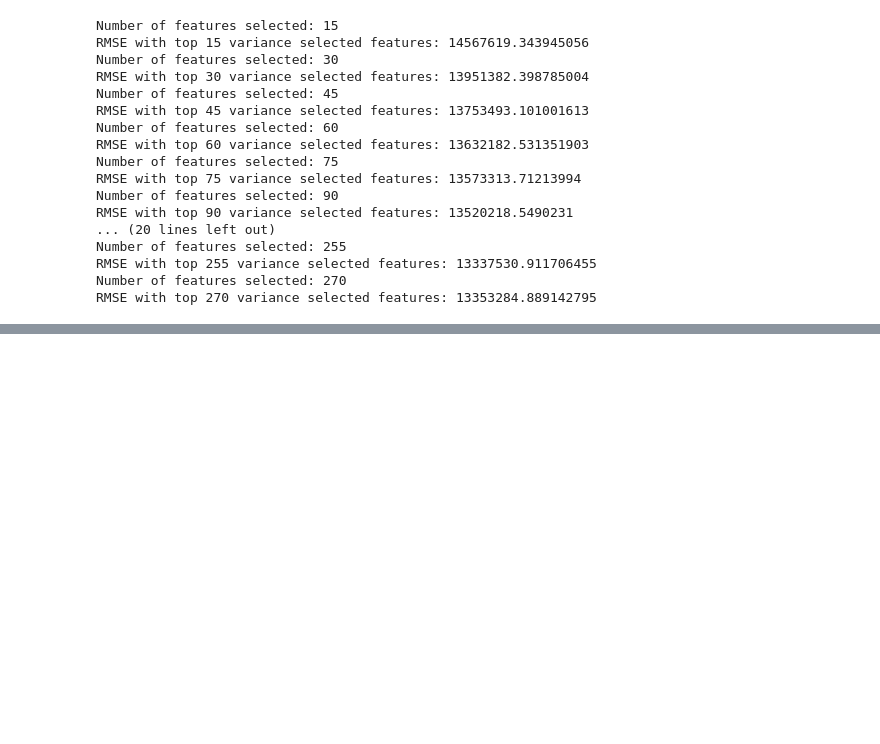
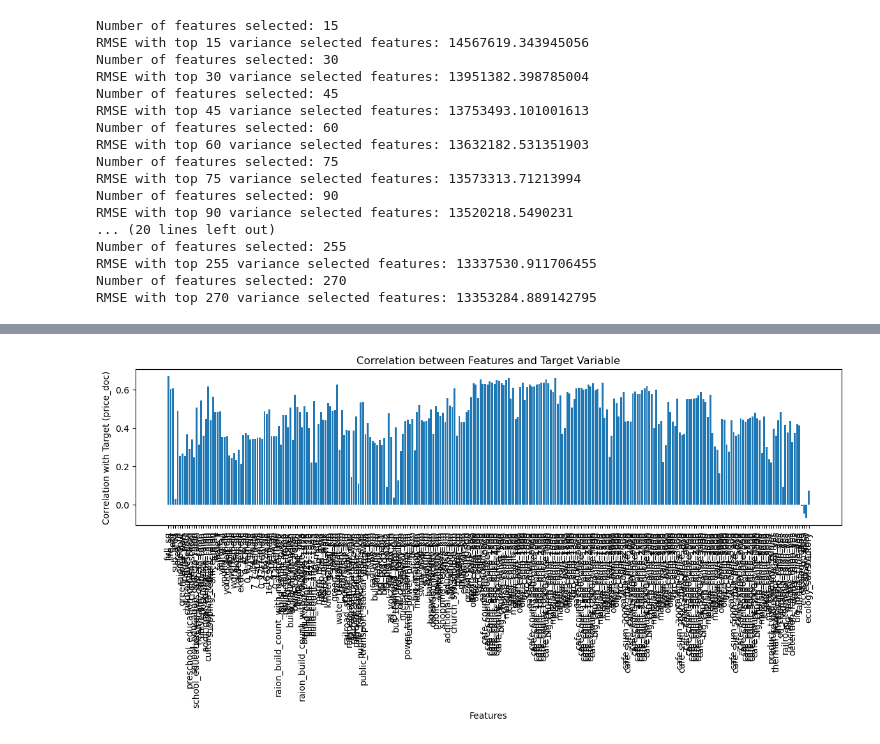
Before and after one commit to YahyaAhmedKhan/iml-2, a Jupyter notebook: labelencode.ipynb, the cells around one changed output, grey strips where cells are left out. Cells and saved outputs as stored; diff of their text form; code cells hidden in the pictures; blank space fills up the shorter version.

```diff
--- a/labelencode.ipynb
+++ b/labelencode.ipynb
@@ -244,0 +319,53 @@ RMSE with top 270 variance selected features: 13353284.889142795
+# %%
+import pandas as pd
+import numpy as np
+from sklearn.preprocessing import LabelEncoder, StandardScaler
+from sklearn.model_selection import train_test_split
+from sklearn.linear_model import Lasso
+from sklearn.metrics import mean_squared_error
+import matplotlib.pyplot as plt
+
+# Load the training and test data
+df_train_orig = pd.read_csv('train.csv')
+df_test_orig = pd.read_csv('test.csv')
+
+# Make a copy of the original data
+df_train = df_train_orig.copy()
+df_test = df_test_orig.copy()
+target_col = 'price_doc'
+row_id_col = 'row ID'
+
+# Label encode the 'sub_area' column
+label_encoder = LabelEncoder()
+df_train['sub_area'] = label_encoder.fit_transform(df_train['sub_area'])
+df_test['sub_area'] = label_encoder.transform(df_test['sub_area'])
+
+# Create dummy variables for categorical features
+X_train = pd.get_dummies(df_train.drop(columns=[target_col]), drop_first=True)
+X_train_2 = X_train.copy()
+X_test = pd.get_dummies(df_test, drop_first=True)
+
+# Extract the target variable
+y = df_train[target_col]
+
+# Scale the values
+scaler = StandardScaler()
+X_train = scaler.fit_transform(X_train)
+
+# Split the data into training and validation sets
+X_train, X_val, y_train, y_val = train_test_split(X_train, y, test_size=0.05, random_state=42)
+
+# Calculate the correlation matrix
+correlation_matrix = pd.DataFrame(np.corrcoef(np.column_stack((X_train, y_train)), rowvar=False), columns=X_train_2.columns.tolist() + [target_col])
+
+# Create a bar chart to visualize the correlations
+plt.figure(figsize=(12, 6))
+plt.bar(correlation_matrix.columns[:-1], correlation_matrix.iloc[-1, :-1])
+plt.xlabel("Features")
+plt.ylabel("Correlation with Target (price_doc)")
+plt.title("Correlation between Features and Target Variable")
+plt.xticks(rotation=90)
+plt.tight_layout()
+plt.show()
+# %% [output]
+[figure, added]
```
Also changed, not shown: parts of 6 cells of this notebook, 7 other files.
